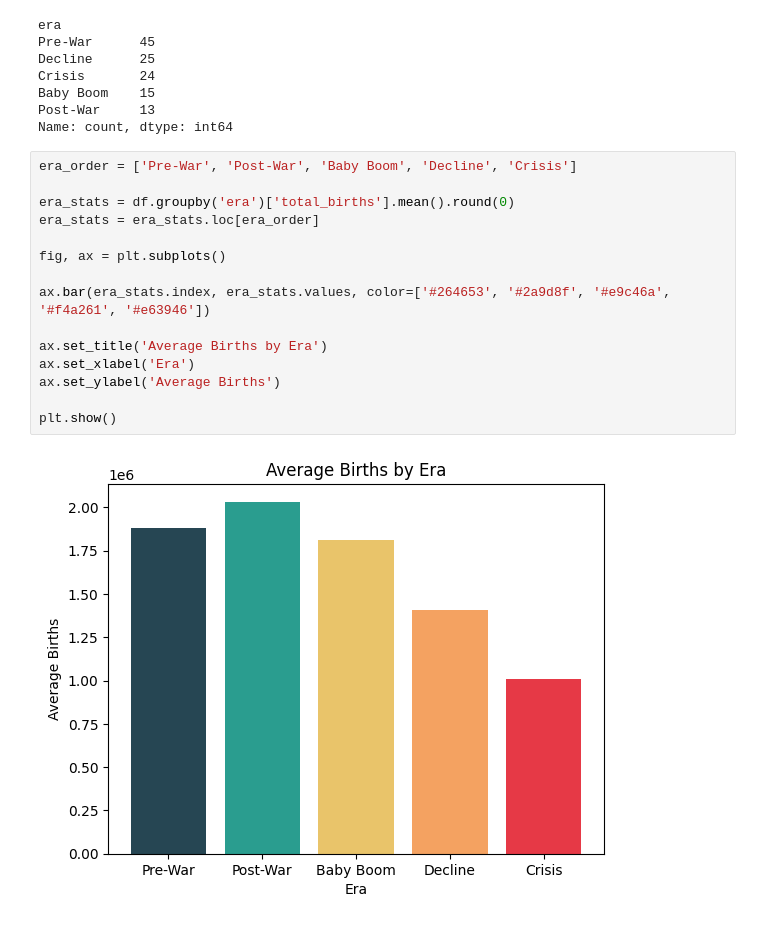
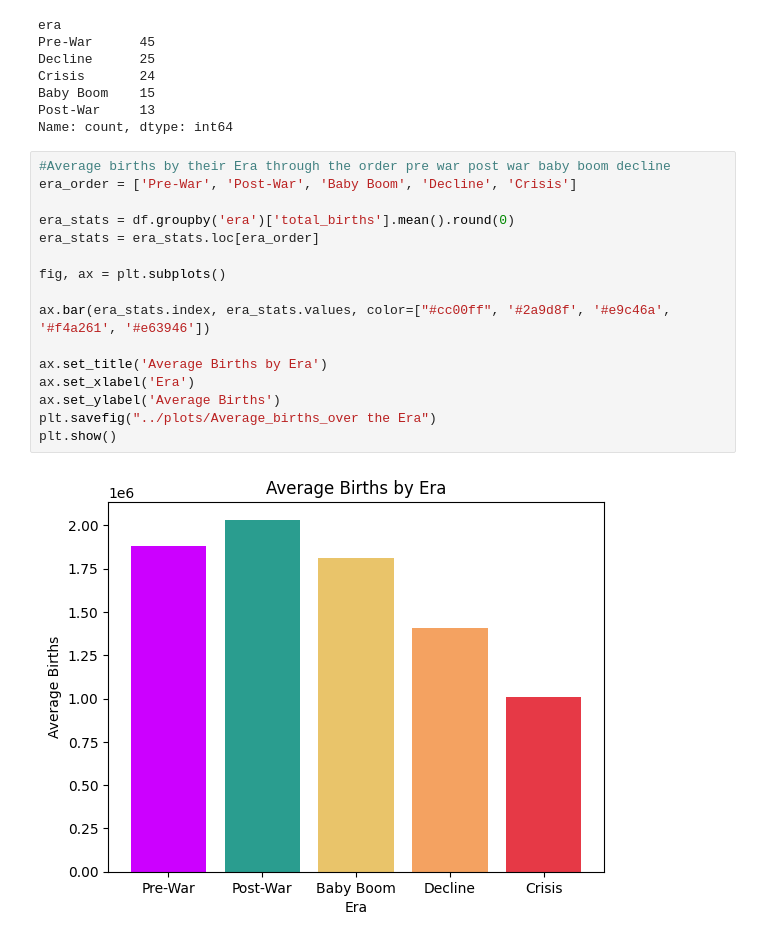
Before and after one commit to suzzzel5/Japan-Birth-Statistics-1899-2023-, a Jupyter notebook: notebooks/01_data_exploration.ipynb, the cells around one changed output. Saved outputs shown, nothing was run; the diff lists cells and outputs as text.

Commit message:
figure in right place folder

```diff
--- a/notebooks/01_data_exploration.ipynb
+++ b/notebooks/01_data_exploration.ipynb
@@ -470,19 +474,20 @@ Baby Boom    15
 Post-War     13
 Name: count, dtype: int64
 # %%
+#Average births by their Era through the order pre war post war baby boom decline
 era_order = ['Pre-War', 'Post-War', 'Baby Boom', 'Decline', 'Crisis']
 
 era_stats = df.groupby('era')['total_births'].mean().round(0)
 era_stats = era_stats.loc[era_order]
 
 fig, ax = plt.subplots()
 
-ax.bar(era_stats.index, era_stats.values, color=['#264653', '#2a9d8f', '#e9c46a', '#f4a261', '#e63946'])
+ax.bar(era_stats.index, era_stats.values, color=["#cc00ff", '#2a9d8f', '#e9c46a', '#f4a261', '#e63946'])
 
 ax.set_title('Average Births by Era')
 ax.set_xlabel('Era')
 ax.set_ylabel('Average Births')
-
+plt.savefig("../plots/Average_births_over the Era")
 plt.show()
 # %% [output]
-[figure, old version]
+[figure, new version]
```
Also changed, not shown: parts of 11 cells of this notebook, 6 other files.
